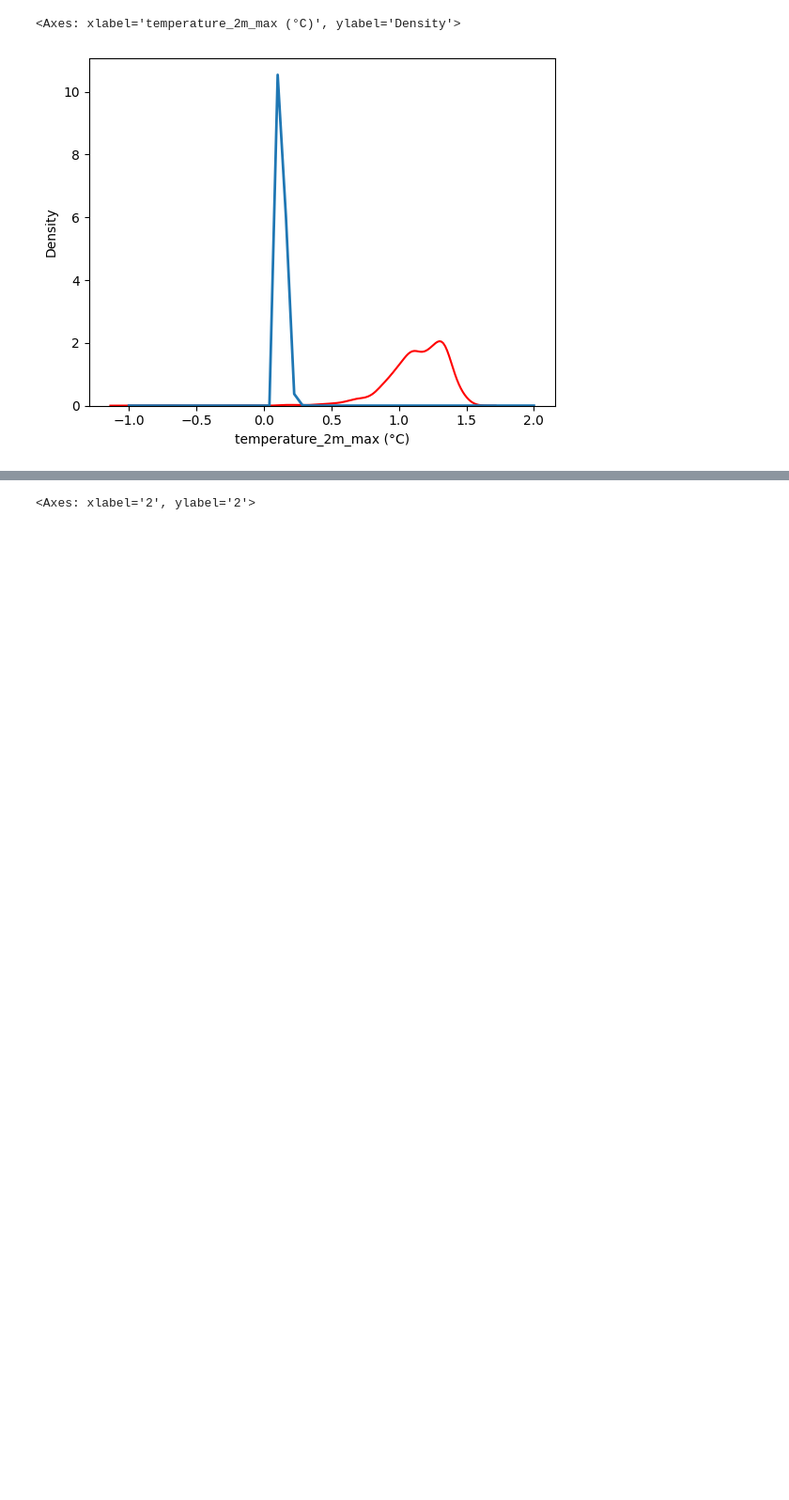
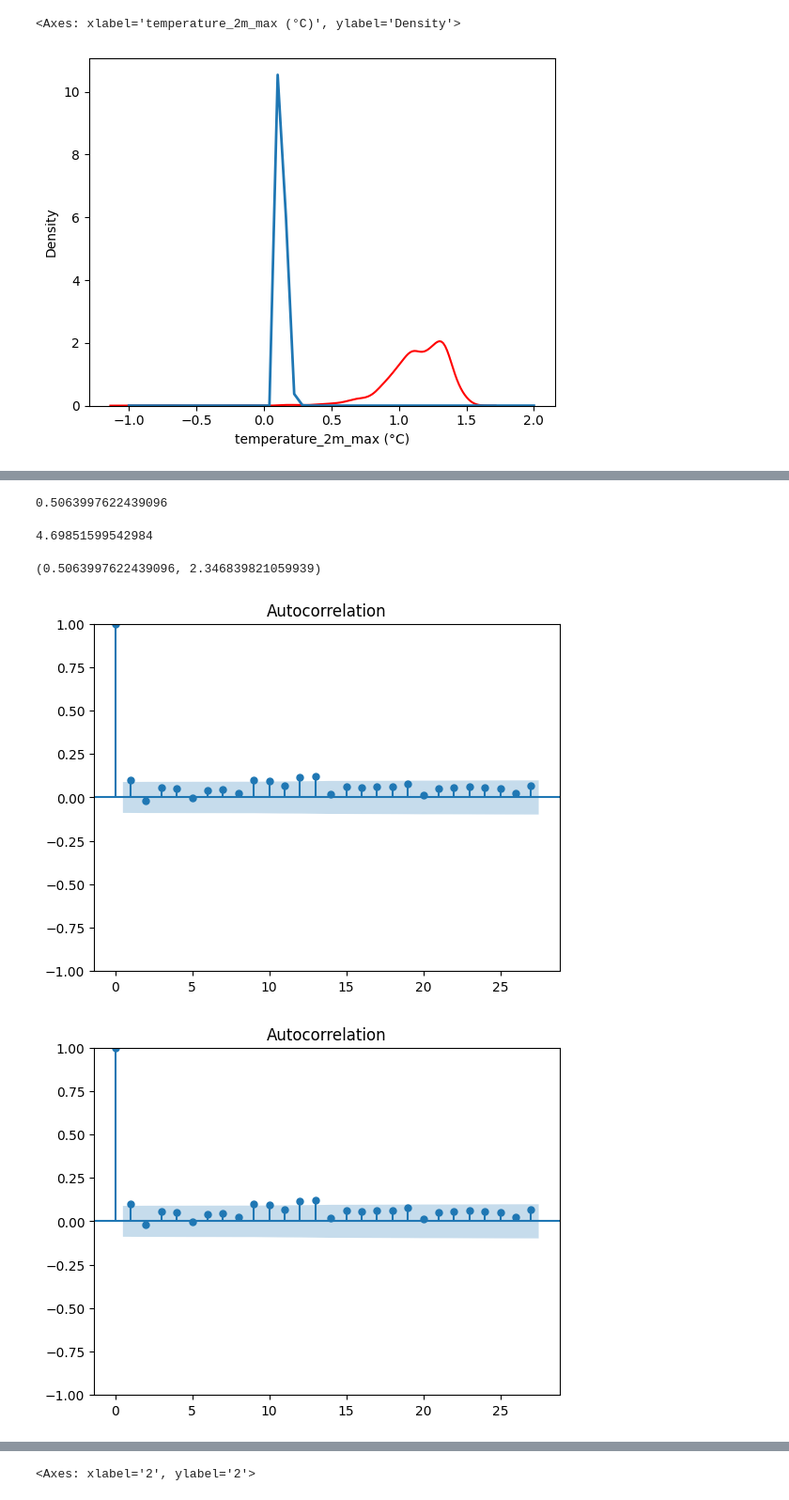
Before and after one commit to nitheshsrb/Fundamentals, a Jupyter notebook: weather.ipynb, the cells around one changed output, grey strips where cells are left out. Shown at 94% size. Cells and saved outputs as stored; diff of their text form; code cells hidden in the pictures; blank space fills up the shorter version.

```diff
--- a/weather.ipynb
+++ b/weather.ipynb
@@ -196,0 +269,20 @@ df['max_temp_lag52weeks'] = df['temperature_2m_max (°C)'].shift(365).fillna(df[
+# %%
+results['Residuals'].mean()
+# %% [output]
+0.5063997622439096
+# %%
+results['Residuals'].std() * 2
+# %% [output]
+4.69851599542984
+# %%
+tried_fit = norm.fit(data = results['Residuals'])
+tried_fit
+# %% [output]
+(0.5063997622439096, 2.346839821059939)
+# %%
+from statsmodels.graphics.tsaplots import plot_acf
+
+plot_acf(results['Residuals'])
+# %% [output]
+[figure, added]
+[figure, added]
```
Also changed, not shown: parts of 27 cells of this notebook.
